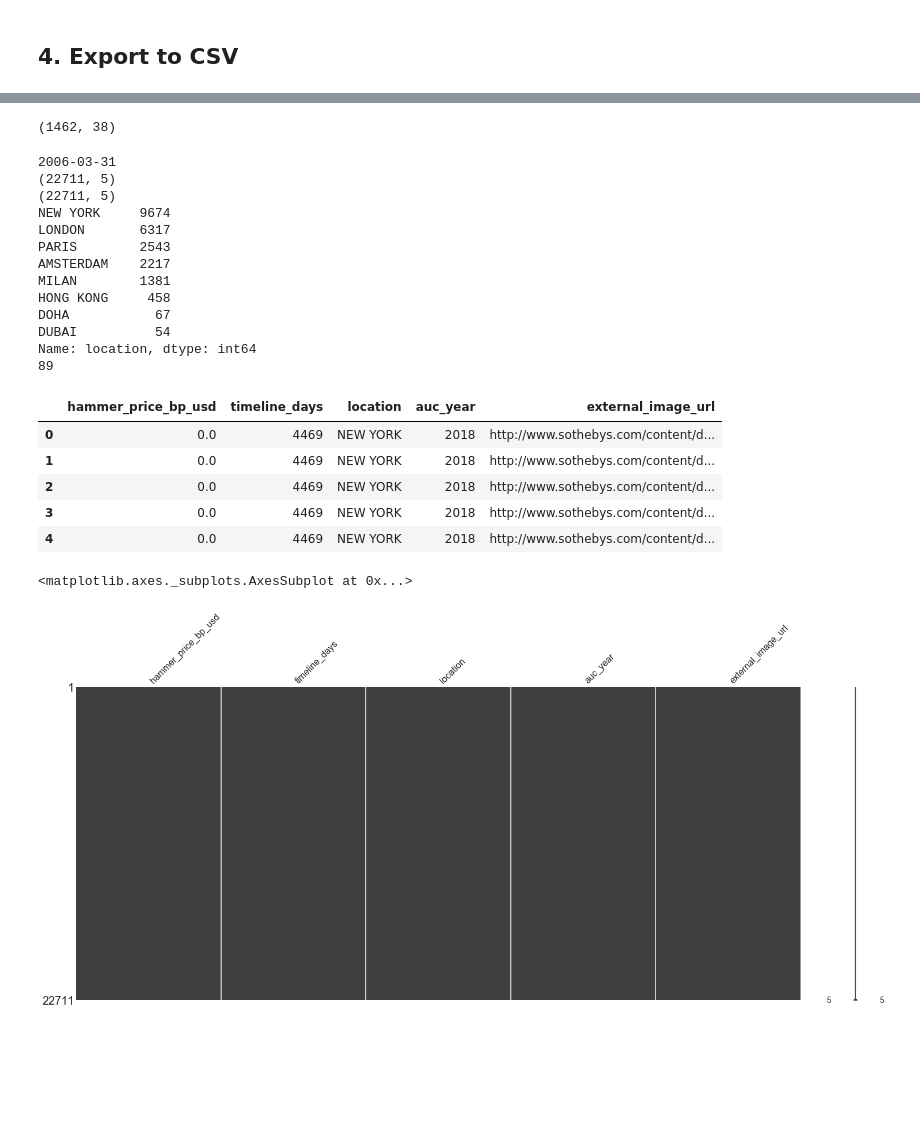
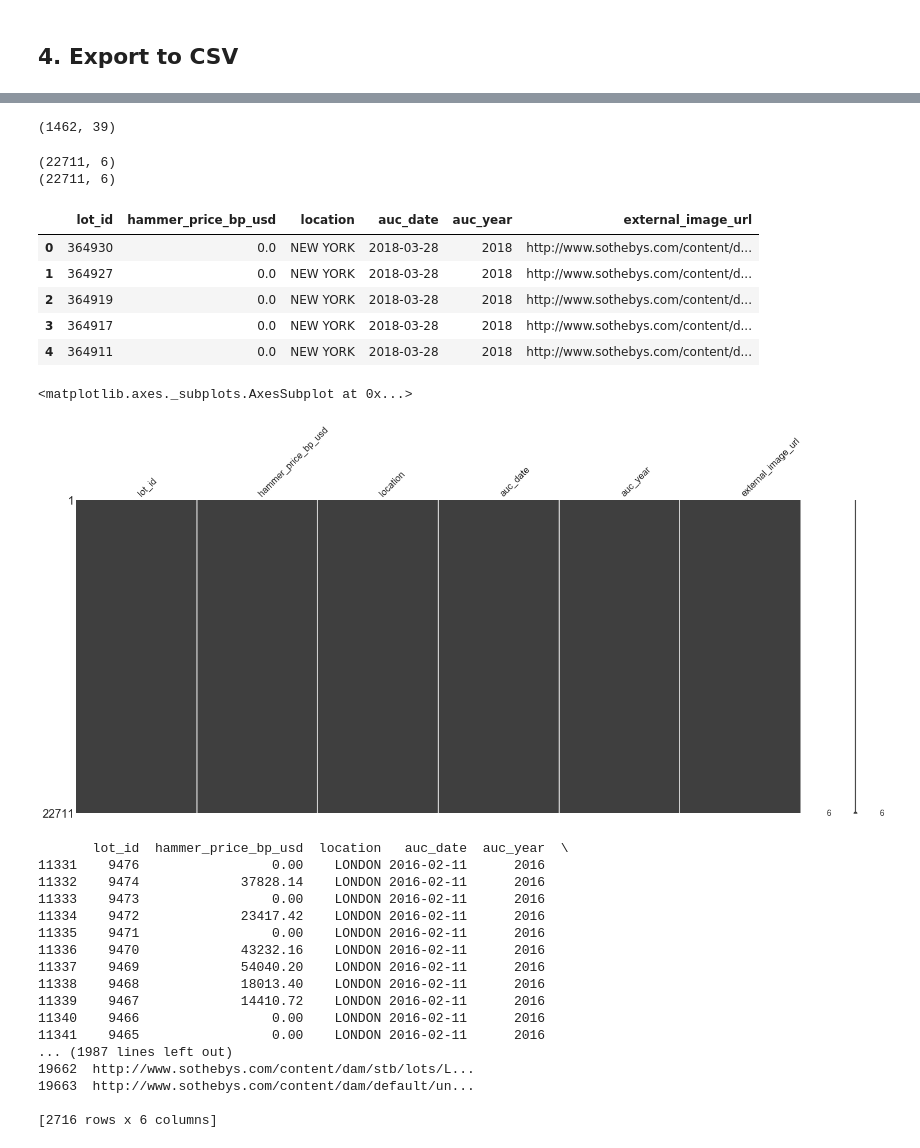
Before and after one commit to serenazzz/art-auction-visualization-project, a Jupyter notebook: Preprocessing.ipynb, the cells around one changed output, grey strips where cells are left out. Saved outputs shown, nothing was run; the diff lists cells and outputs as text; code cells hidden in the pictures; blank space fills up the shorter version.

Commit message:
dates format along x axis

```diff
--- a/Preprocessing.ipynb
+++ b/Preprocessing.ipynb
@@ -34,6 +34,7 @@ df.birth_year=pd.to_numeric(df.birth_year,errors='coerce').astype(float)
 df["auc_date"] = pd.DatetimeIndex(df.start_date).normalize()
 df['auc_year'] = pd.DatetimeIndex(df['start_date']).year
 df['auc_month'] = pd.DatetimeIndex(df['start_date']).month
+df['auc_day'] = pd.DatetimeIndex(df['start_date']).day
 df['auc_season'] = df["start_date"].apply(lambda dt: (dt.month%12 + 3)//3)
 # %%
 # Add a boolean column to indicate if the lot is named "untitled"
@@ -134,54 +135,61 @@ msno.matrix(df)
 # %%
 print(df[(df.auc_year > 2011) & (df.auc_year <= 2012)].shape)
 # %% [output]
-(1462, 38)
+(1462, 39)
 # %%
-from datetime import date
+# from datetime import date
 
-start = min(df.auc_date).strftime('%Y-%m-%d')
-print(start)
+# start = min(df.auc_date).strftime('%Y-%m-%d')
+# print(start)
 
 # our first date is March 31 2006, so start timeline at January 1 2006
-date0 = date(2006, 1, 1)
+# date0 = date(2006, 1, 1)
 
-def calc_days(x):
-    y, m, d = [ int(x) for x in x.strftime('%Y-%m-%d').split("-") ]
-    new_date = date(y, m, d)
-    delta = new_date - date0
-    return delta.days
+# def calc_days(x):
+#     y, m, d = [ int(x) for x in x.strftime('%Y-%m-%d').split("-") ]
+#     new_date = date(y, m, d)
+#     delta = new_date - date0
+#     return delta.days
 
-df["timeline_days"] = df.auc_date.apply(calc_days)
+# df["timeline_days"] = df.auc_date.apply(calc_days)
 
-interactive_df = df[['hammer_price_bp_usd', 'timeline_days', 'location', 'auc_year', 'external_image_url']].copy()
+interactive_df = df[['lot_id', 'hammer_price_bp_usd', 'location', 'auc_date', 'auc_year', 'external_image_url']].copy()
 print(interactive_df.shape)
 interactive_df.fillna(0, inplace=True)
 print(interactive_df.shape)
-print(interactive_df.location.value_counts())
-print(min(interactive_df.timeline_days))
 
 display(interactive_df.head())
 msno.matrix(interactive_df)
 # %% [output]
-2006-03-31
-(22711, 5)
-(22711, 5)
-NEW YORK     9674
-LONDON       6317
-PARIS        2543
-AMSTERDAM    2217
-MILAN        1381
-HONG KONG     458
-DOHA           67
-DUBAI          54
-Name: location, dtype: int64
-89
+(22711, 6)
+(22711, 6)
-|  | hammer_price_bp_usd | timeline_days | location | auc_year | external_image_url |
-| 0 | 0.0 | 4469 | NEW YORK | 2018 | http://www.sothebys.com/content/d... |
-| 1 | 0.0 | 4469 | NEW YORK | 2018 | http://www.sothebys.com/content/d... |
-| 2 | 0.0 | 4469 | NEW YORK | 2018 | http://www.sothebys.com/content/d... |
-| 3 | 0.0 | 4469 | NEW YORK | 2018 | http://www.sothebys.com/content/d... |
-| 4 | 0.0 | 4469 | NEW YORK | 2018 | http://www.sothebys.com/content/d... |
+|  | lot_id | hammer_price_bp_usd | location | auc_date | auc_year | external_image_url |
+| 0 | 364930 | 0.0 | NEW YORK | 2018-03-28 | 2018 | http://www.sothebys.com/content/d... |
+| 1 | 364927 | 0.0 | NEW YORK | 2018-03-28 | 2018 | http://www.sothebys.com/content/d... |
+| 2 | 364919 | 0.0 | NEW YORK | 2018-03-28 | 2018 | http://www.sothebys.com/content/d... |
+| 3 | 364917 | 0.0 | NEW YORK | 2018-03-28 | 2018 | http://www.sothebys.com/content/d... |
+| 4 | 364911 | 0.0 | NEW YORK | 2018-03-28 | 2018 | http://www.sothebys.com/content/d... |
 <matplotlib.axes._subplots.AxesSubplot at 0x...>
-[figure, old version]
+[figure, new version]
 # %%
 interactive_df.to_json('interactive.json', orient='records')
+# %%
+print(interactive_df[interactive_df.auc_year == 2016])
+# %% [output]
+       lot_id  hammer_price_bp_usd  location   auc_date  auc_year  \
+11331    9476                 0.00    LONDON 2016-02-11      2016
+11332    9474             37828.14    LONDON 2016-02-11      2016
+11333    9473                 0.00    LONDON 2016-02-11      2016
+11334    9472             23417.42    LONDON 2016-02-11      2016
+11335    9471                 0.00    LONDON 2016-02-11      2016
+11336    9470             43232.16    LONDON 2016-02-11      2016
+11337    9469             54040.20    LONDON 2016-02-11      2016
+11338    9468             18013.40    LONDON 2016-02-11      2016
+11339    9467             14410.72    LONDON 2016-02-11      2016
+11340    9466                 0.00    LONDON 2016-02-11      2016
+11341    9465                 0.00    LONDON 2016-02-11      2016
+... (1987 lines left out)
+19662  http://www.sothebys.com/content/dam/stb/lots/L...
+19663  http://www.sothebys.com/content/dam/default/un...
+
+[2716 rows x 6 columns]
```
Also changed, not shown: parts of 3 cells of this notebook, 2 other files.
